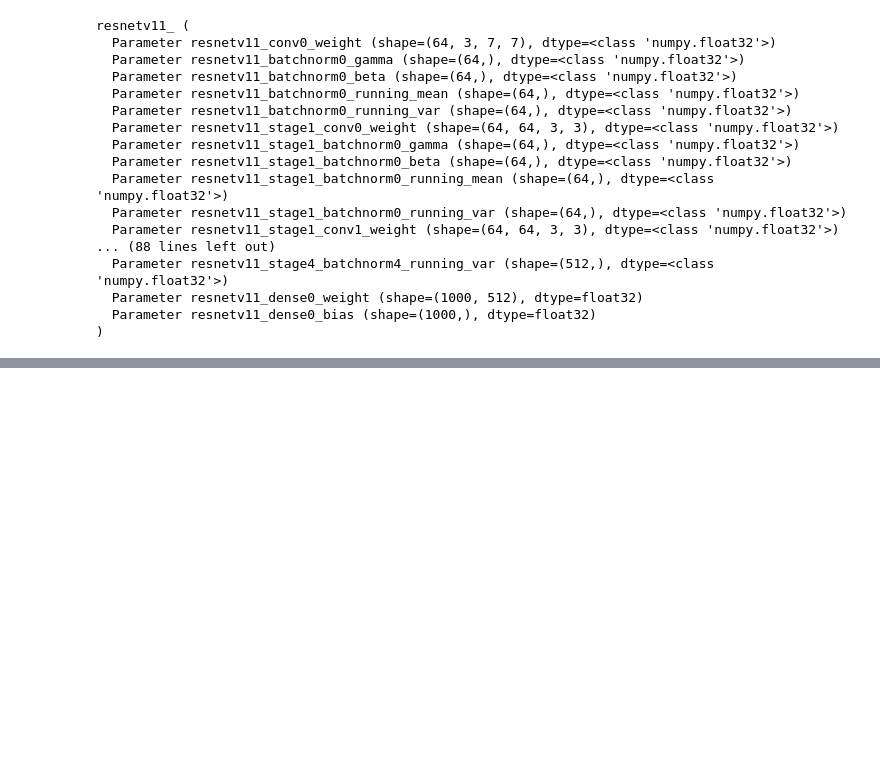
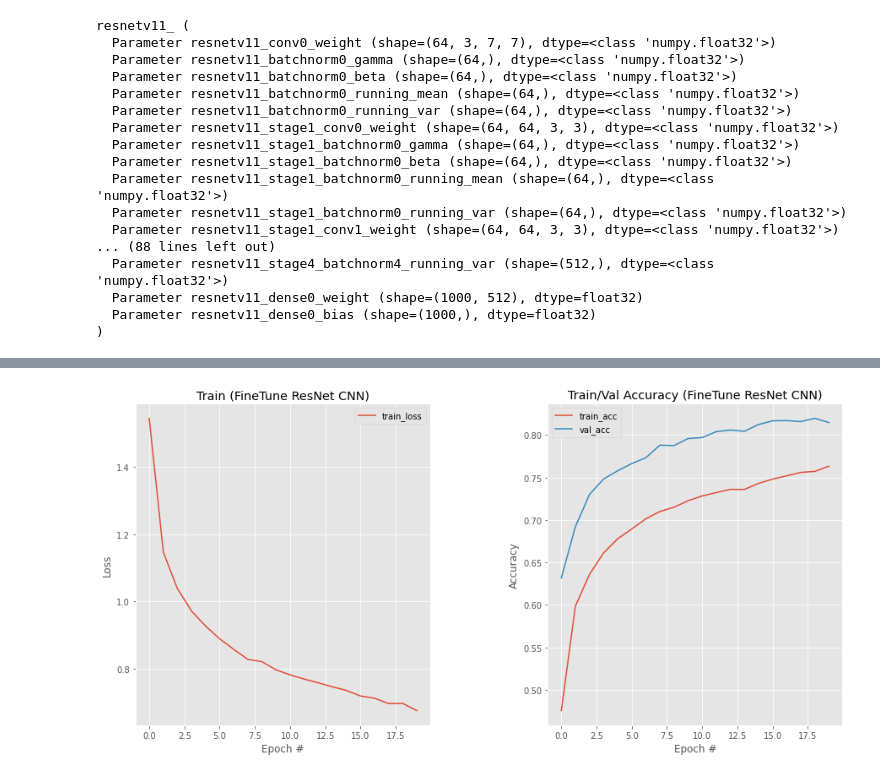
Before and after one commit to sherna90/inteligencia_artificial, a Jupyter notebook: 7.-redes_neuronales_mxnet.ipynb, the cells around one changed output, grey strips where cells are left out. Cells and saved outputs as stored; diff of their text form; code cells hidden in the pictures; blank space fills up the shorter version.

```diff
--- a/7.-redes_neuronales_mxnet.ipynb
+++ b/7.-redes_neuronales_mxnet.ipynb
@@ -253,3 +302,6 @@ resnetv11_ (
   Parameter resnetv11_dense0_weight (shape=(1000, 512), dtype=float32)
   Parameter resnetv11_dense0_bias (shape=(1000,), dtype=float32)
 )
+# %%
+for data,label in train_data:
+    break
@@ -256,6 +1338,6 @@ resnetv11_ (
 # %%
 ctx=[mx.gpu()]
-finetune_model.output = nn.Dense(10)
+finetune_model.output = nn.Dense(10,in_units=512)
 finetune_model.output.initialize(mx.init.Xavier(), ctx = ctx)
 # %%
 finetune_model.collect_params().reset_ctx(ctx)
@@ -320,0 +1420,23 @@ KeyboardInterrupt: ignored
+# %%
+N = np.arange(0, epochs)
+plt.style.use("ggplot")
+
+fig = plt.figure(figsize=(15,7))
+fig.subplots_adjust(hspace=0.4, wspace=0.4)
+
+plt.subplot(1, 2, 1)
+plt.plot(N, train_history, label="train_loss")
+plt.title("Train (FineTune ResNet CNN)")
+plt.xlabel("Epoch #")
+plt.ylabel("Loss")
+plt.legend()
+plt.subplot(1, 2, 2)
+plt.plot(N, train_accuracy, label="train_acc")
+plt.plot(N, val_accuracy, label="val_acc")
+plt.title("Train/Val Accuracy (FineTune ResNet CNN)")
+plt.xlabel("Epoch #")
+plt.ylabel("Accuracy")
+plt.legend()
+plt.show()
+# %% [output]
+[figure, added]
```
Also changed, not shown: parts of 23 cells of this notebook.
